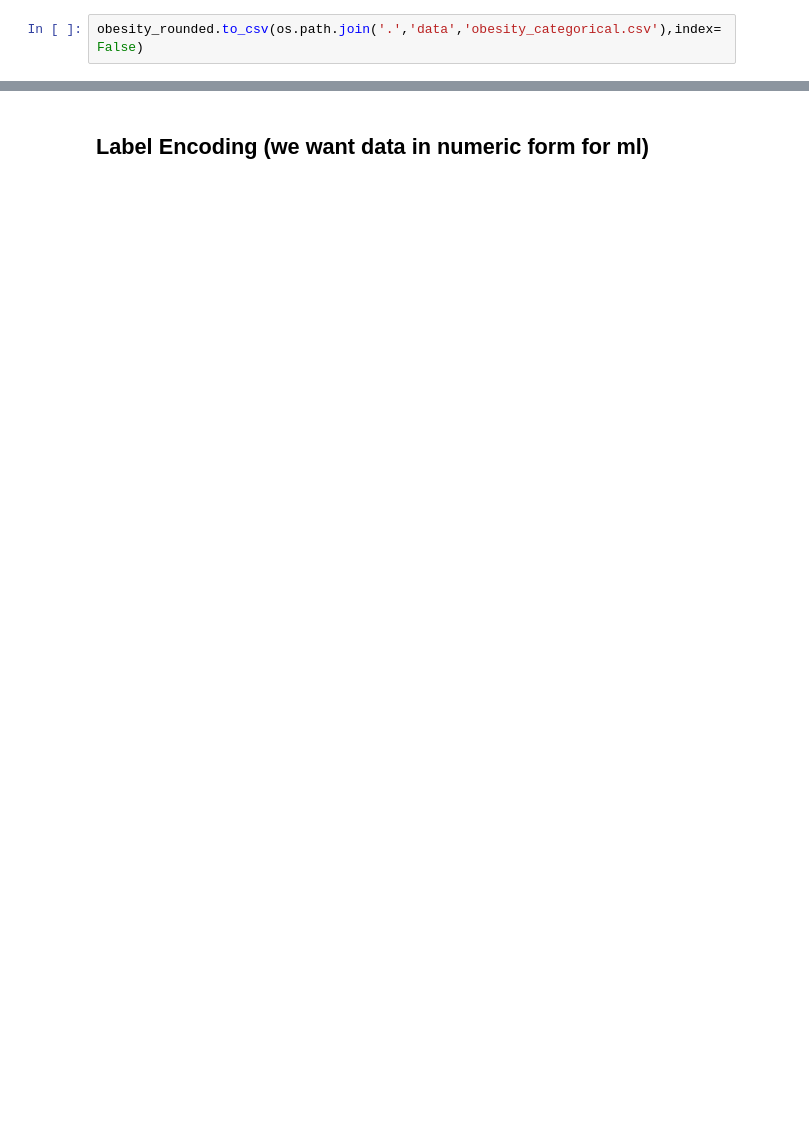
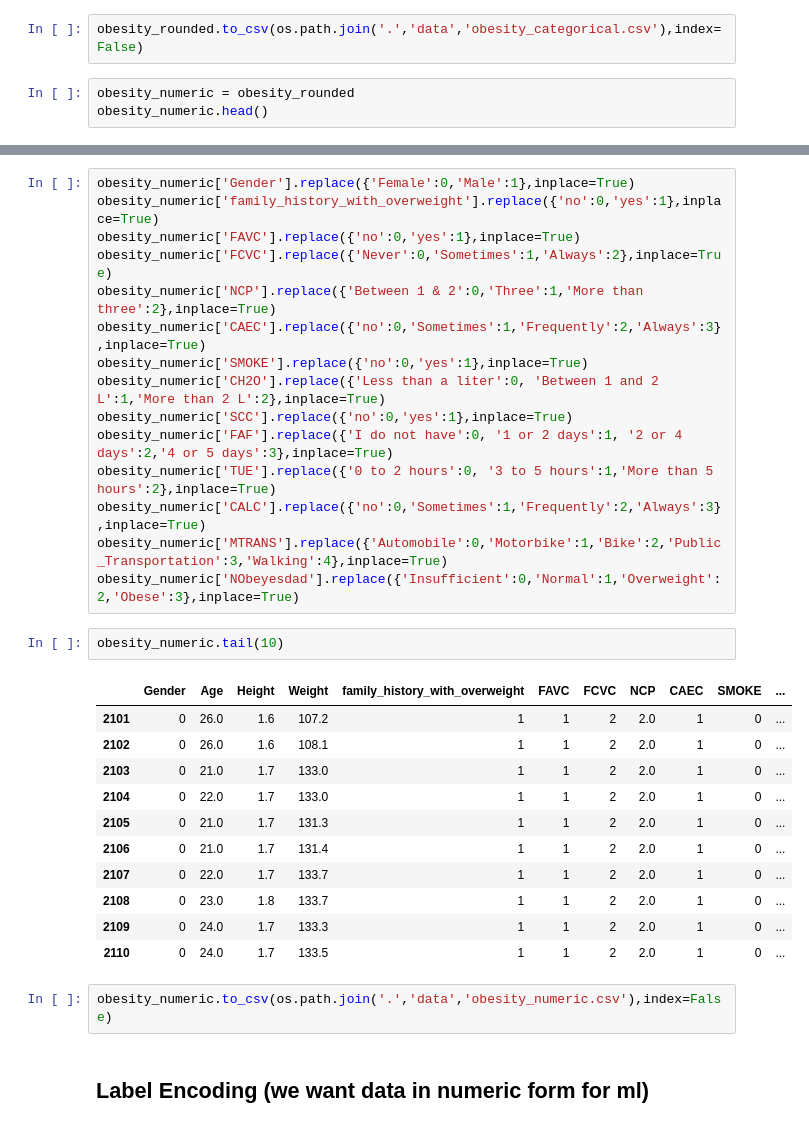
Before and after one commit to NPVoravong/obesity-estimation, a Jupyter notebook: data_preprocessing_ml.ipynb, the cells around one changed output, grey strips where cells are left out. Saved outputs shown, nothing was run; the diff lists cells and outputs as text; blank space fills up the shorter version.

Commit message:
numeric data

```diff
--- a/data_preprocessing_ml.ipynb
+++ b/data_preprocessing_ml.ipynb
@@ -99,3 +99,6 @@ obesity_rounded.head()
 | 4 | Male | 22.0 | 1.8 | 89.8 | no | no | Sometimes | Between 1 & 2 | Sometimes | no | ... |
 # %%
 obesity_rounded.to_csv(os.path.join('.','data','obesity_categorical.csv'),index=False)
+# %%
+obesity_numeric = obesity_rounded
+obesity_numeric.head()
@@ -102,2 +112,33 @@ obesity_rounded.to_csv(os.path.join('.','data','obesity_categorical.csv'),index=
+# %%
+obesity_numeric['Gender'].replace({'Female':0,'Male':1},inplace=True)
+obesity_numeric['family_history_with_overweight'].replace({'no':0,'yes':1},inplace=True)
+obesity_numeric['FAVC'].replace({'no':0,'yes':1},inplace=True)
+obesity_numeric['FCVC'].replace({'Never':0,'Sometimes':1,'Always':2},inplace=True)
+obesity_numeric['NCP'].replace({'Between 1 & 2':0,'Three':1,'More than three':2},inplace=True)
+obesity_numeric['CAEC'].replace({'no':0,'Sometimes':1,'Frequently':2,'Always':3},inplace=True)
+obesity_numeric['SMOKE'].replace({'no':0,'yes':1},inplace=True)
+obesity_numeric['CH2O'].replace({'Less than a liter':0, 'Between 1 and 2 L':1,'More than 2 L':2},inplace=True)
+obesity_numeric['SCC'].replace({'no':0,'yes':1},inplace=True)
+obesity_numeric['FAF'].replace({'I do not have':0, '1 or 2 days':1, '2 or 4 days':2,'4 or 5 days':3},inplace=True)
+obesity_numeric['TUE'].replace({'0 to 2 hours':0, '3 to 5 hours':1,'More than 5 hours':2},inplace=True)
+obesity_numeric['CALC'].replace({'no':0,'Sometimes':1,'Frequently':2,'Always':3},inplace=True)
+obesity_numeric['MTRANS'].replace({'Automobile':0,'Motorbike':1,'Bike':2,'Public_Transportation':3,'Walking':4},inplace=True)
+obesity_numeric['NObeyesdad'].replace({'Insufficient':0,'Normal':1,'Overweight':2,'Obese':3},inplace=True)
+# %%
+obesity_numeric.tail(10)
+# %% [output]
+|  | Gender | Age | Height | Weight | family_history_with_overweight | FAVC | FCVC | NCP | CAEC | SMOKE | ... |
+| 2101 | 0 | 26.0 | 1.6 | 107.2 | 1 | 1 | 2 | 2.0 | 1 | 0 | ... |
+| 2102 | 0 | 26.0 | 1.6 | 108.1 | 1 | 1 | 2 | 2.0 | 1 | 0 | ... |
+| 2103 | 0 | 21.0 | 1.7 | 133.0 | 1 | 1 | 2 | 2.0 | 1 | 0 | ... |
+| 2104 | 0 | 22.0 | 1.7 | 133.0 | 1 | 1 | 2 | 2.0 | 1 | 0 | ... |
+| 2105 | 0 | 21.0 | 1.7 | 131.3 | 1 | 1 | 2 | 2.0 | 1 | 0 | ... |
+| 2106 | 0 | 21.0 | 1.7 | 131.4 | 1 | 1 | 2 | 2.0 | 1 | 0 | ... |
+| 2107 | 0 | 22.0 | 1.7 | 133.7 | 1 | 1 | 2 | 2.0 | 1 | 0 | ... |
+| 2108 | 0 | 23.0 | 1.8 | 133.7 | 1 | 1 | 2 | 2.0 | 1 | 0 | ... |
+| 2109 | 0 | 24.0 | 1.7 | 133.3 | 1 | 1 | 2 | 2.0 | 1 | 0 | ... |
+| 2110 | 0 | 24.0 | 1.7 | 133.5 | 1 | 1 | 2 | 2.0 | 1 | 0 | ... |
+# %%
+obesity_numeric.to_csv(os.path.join('.','data','obesity_numeric.csv'),index=False)
 # %% [markdown]
 ## Label Encoding (we want data in numeric form for ml)
```
Also changed, not shown: parts of 2 cells of this notebook, 1 other file.
